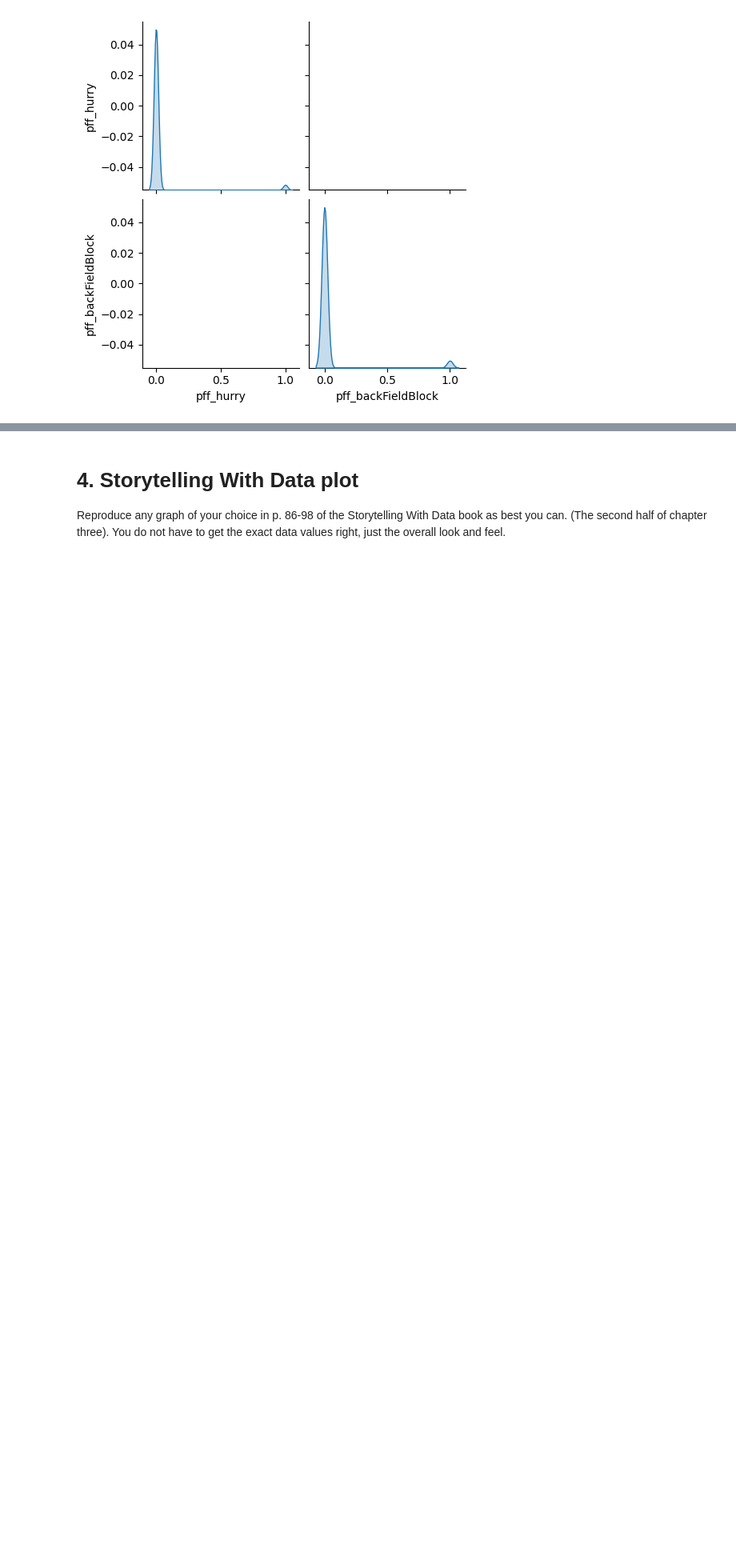
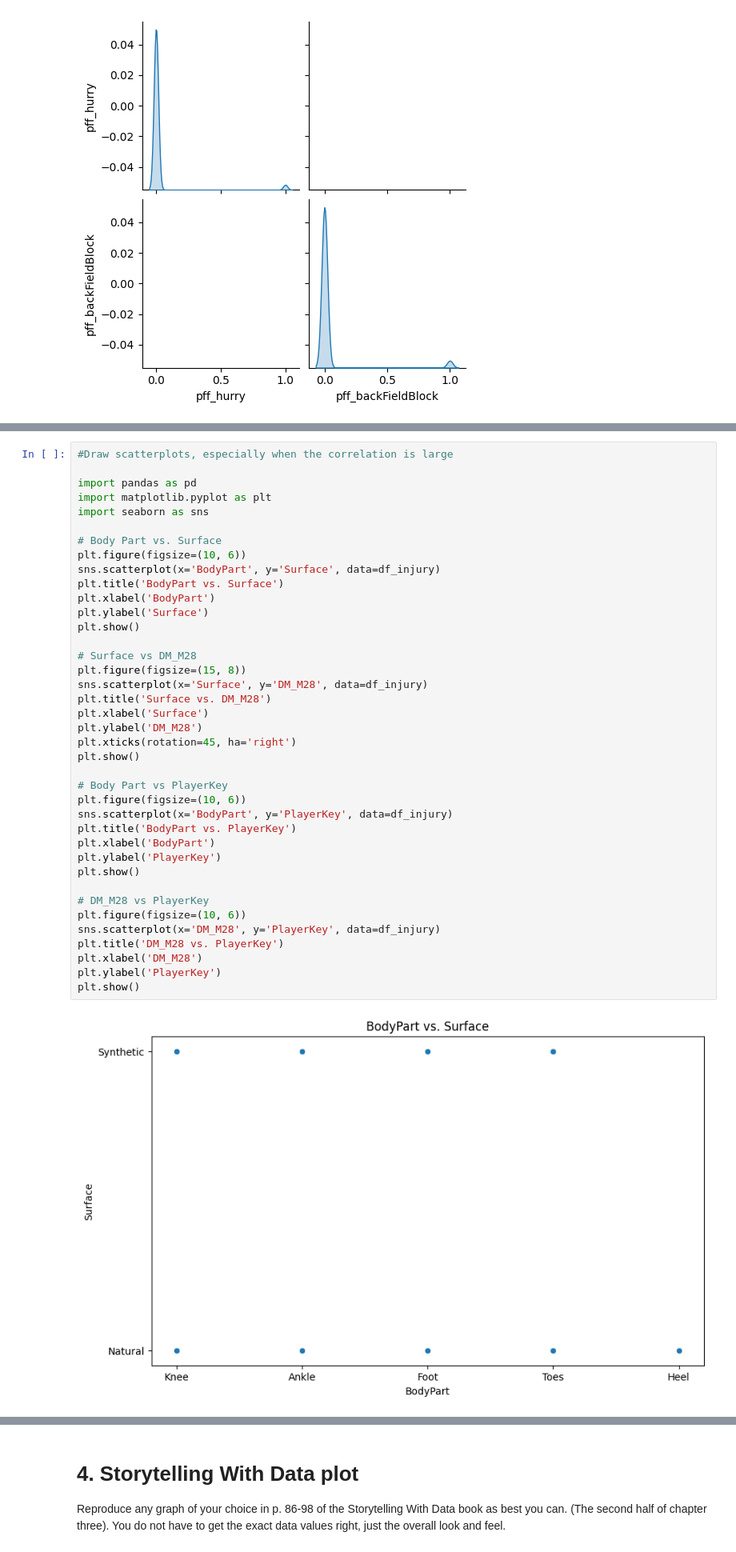
Before and after one commit to hnm15/ModB, a Jupyter notebook: Week6.ipynb, the cells around one changed output, grey strips where cells are left out. Shown at 80% size. Drawn from its saved outputs; the diff is of its cells as text; blank space fills up the shorter version.

```diff
--- a/Week6.ipynb
+++ b/Week6.ipynb
@@ -361,0 +371,41 @@ plt.show()
+# %%
+#Draw scatterplots, especially when the correlation is large
+
+import pandas as pd
+import matplotlib.pyplot as plt
+import seaborn as sns
+
+# Body Part vs. Surface
+plt.figure(figsize=(10, 6))
+sns.scatterplot(x='BodyPart', y='Surface', data=df_injury)
+plt.title('BodyPart vs. Surface')
+plt.xlabel('BodyPart')
+plt.ylabel('Surface')
+plt.show()
+
+# Surface vs DM_M28
+plt.figure(figsize=(15, 8))
+sns.scatterplot(x='Surface', y='DM_M28', data=df_injury)
+plt.title('Surface vs. DM_M28')
+plt.xlabel('Surface')
+plt.ylabel('DM_M28')
+plt.xticks(rotation=45, ha='right')
+plt.show()
+
+# Body Part vs PlayerKey
+plt.figure(figsize=(10, 6))
+sns.scatterplot(x='BodyPart', y='PlayerKey', data=df_injury)
+plt.title('BodyPart vs. PlayerKey')
+plt.xlabel('BodyPart')
+plt.ylabel('PlayerKey')
+plt.show()
+
+# DM_M28 vs PlayerKey
+plt.figure(figsize=(10, 6))
+sns.scatterplot(x='DM_M28', y='PlayerKey', data=df_injury)
+plt.title('DM_M28 vs. PlayerKey')
+plt.xlabel('DM_M28')
+plt.ylabel('PlayerKey')
+plt.show()
+# %% [output]
+[figure, added]
```
Also changed, not shown: parts of 9 cells of this notebook.
